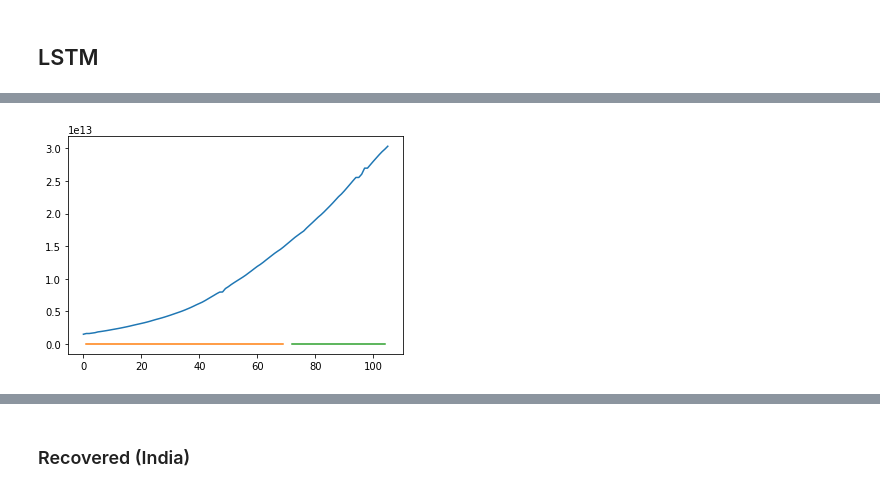
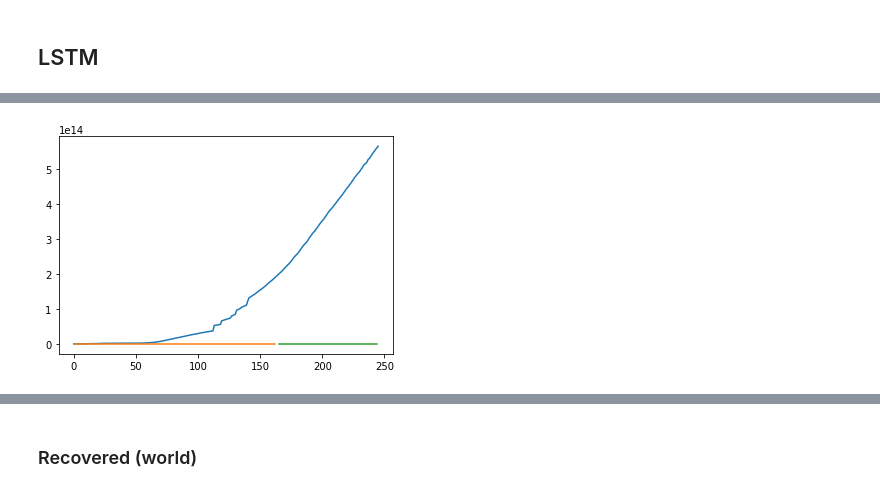
Before and after one commit to jacob5412/Kaggle-Notes, a Jupyter notebook: COVID_19_Forecasting/COVID_19-LSTM+ARIMA.ipynb, the cells around one changed output, grey strips where cells are left out. Saved outputs shown, nothing was run; the diff lists cells and outputs as text; code cells hidden in the pictures.

```diff
--- a/COVID_19_Forecasting/COVID_19-LSTM+ARIMA.ipynb
+++ b/COVID_19_Forecasting/COVID_19-LSTM+ARIMA.ipynb
@@ -60,9 +68,8 @@ recovered_df.head()
 | 4 | 2020-01-22 | Chongqing | Mainland China | 0.0 |
 [interactive output not drawn]
 # %%
-confirmed_india_df = (
-    confirmed_df[confirmed_df.Country == "India"]
-    .groupby("Date")["Confirmed"]
+confirmed_world_df = (
+    confirmed_df.groupby("Date")["Confirmed"]
     .sum()
     .sort_values(axis="index")
     .reset_index()
@@ -144,5 +146,5 @@ model = Sequential()
 model.add(LSTM(4, input_shape=(1, look_back)))
 model.add(Dense(1))
 model.compile(loss="mean_squared_error", optimizer="adam")
-model.fit(confirmed_train_X, confirmed_train_Y, epochs=400, batch_size=1, verbose=2)
+model.fit(confirmed_train_X, confirmed_train_Y, epochs=100, batch_size=1, verbose=0)
 # %% [output]
@@ -191,33 +176,33 @@ Test Score: 249350.63 RMSE
 [interactive output not drawn]
 # %%
 # shift train predictions for plotting
-trainPredictPlot = np.empty_like(confirmed_india_df[["Confirmed"]])
+trainPredictPlot = np.empty_like(confirmed_world_df[["Confirmed"]])
 trainPredictPlot[:, :] = np.nan
 trainPredictPlot[
     look_back : len(confirmed_train_predict) + look_back, :
 ] = confirmed_train_predict
 
 # shift test predictions for plotting
-testPredictPlot = np.empty_like(confirmed_india_df[["Confirmed"]])
+testPredictPlot = np.empty_like(confirmed_world_df[["Confirmed"]])
 testPredictPlot[:, :] = np.nan
 testPredictPlot[
     len(confirmed_train_predict)
     + (look_back * 2)
-    + 1 : len(confirmed_india_df[["Confirmed"]])
+    + 1 : len(confirmed_world_df[["Confirmed"]])
     - 1,
     :,
 ] = confirmed_test_predict
 
 # plot baseline and predictions
-plt.plot(scaler.inverse_transform(confirmed_india_df[["Confirmed"]]))
+plt.plot(scaler.inverse_transform(confirmed_world_df[["Confirmed"]]))
 plt.plot(trainPredictPlot)
 plt.plot(testPredictPlot)
 plt.show()
 # %% [output]
-[figure, old version]
+[figure, new version]
 [interactive output not drawn]
 # %% [markdown]
-### Recovered (India)
+### Recovered (world)
 # %%
 (
     recovered_train_X,
```
Also changed, not shown: parts of 36 cells of this notebook.
